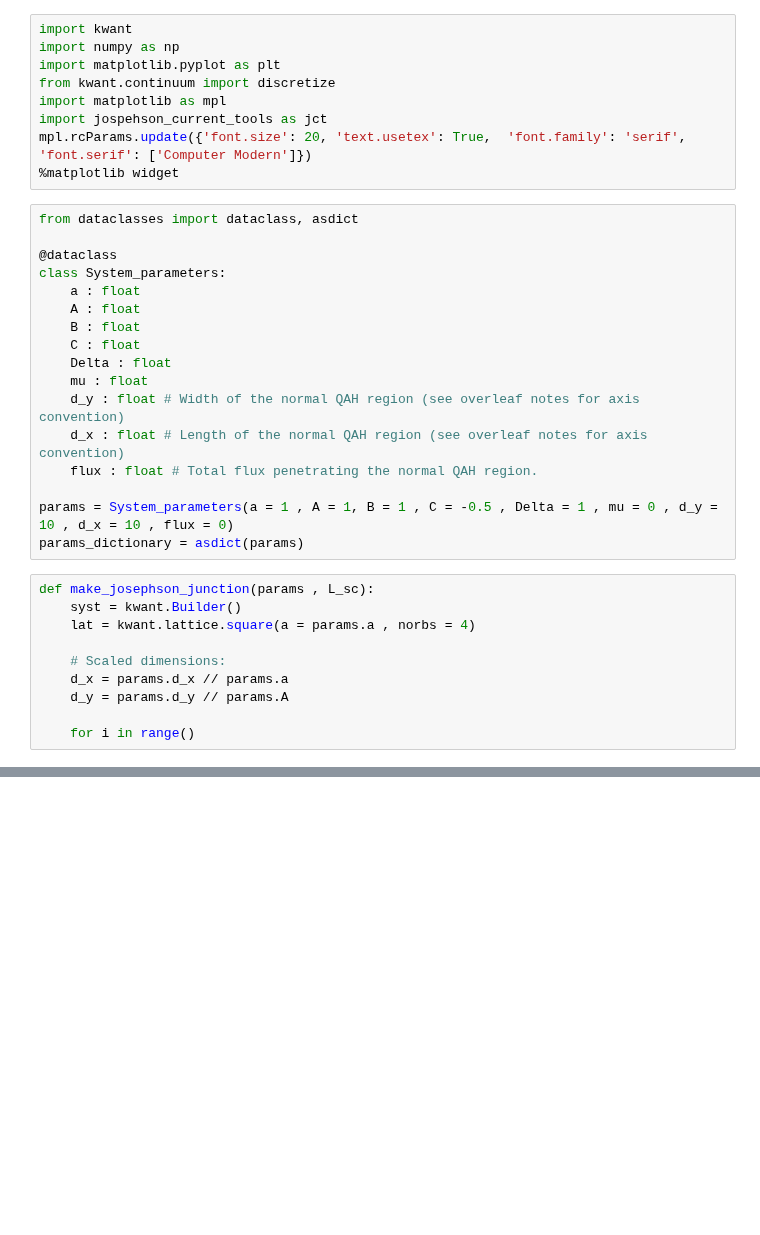
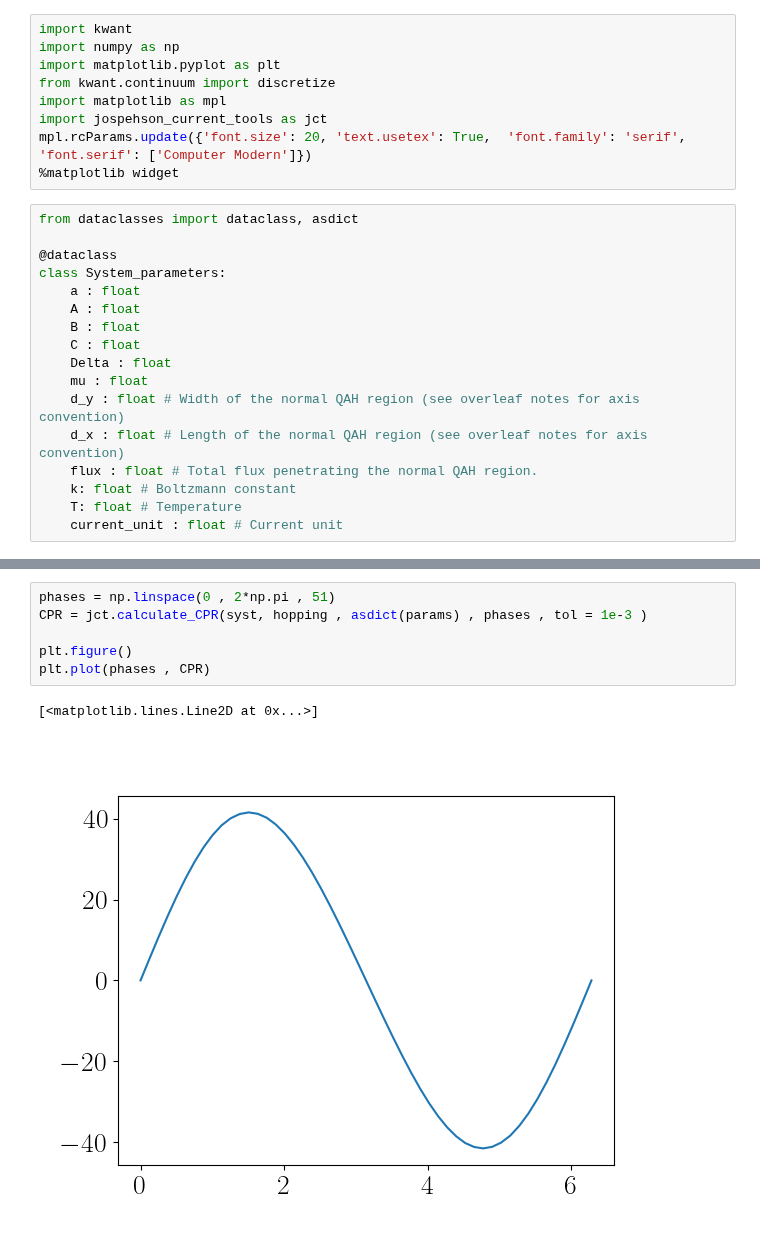
Before and after one commit to krishtoffel99/Josephson-Investigations-Old, a Jupyter notebook: Josephson effect and Supercurrents/TopologicalJosephsonJunction/Junction_QHZ_model.ipynb, the cells around one changed output, grey strips where cells are left out. Drawn from its saved outputs; the diff is of its cells as text; blank space fills up the shorter version.

```diff
--- a/Josephson effect and Supercurrents/TopologicalJosephsonJunction/Junction_QHZ_model.ipynb
+++ b/Josephson effect and Supercurrents/TopologicalJosephsonJunction/Junction_QHZ_model.ipynb
@@ -21,16 +21,6 @@ class System_parameters:
     d_y : float # Width of the normal QAH region (see overleaf notes for axis convention)
     d_x : float # Length of the normal QAH region (see overleaf notes for axis convention)
     flux : float # Total flux penetrating the normal QAH region.
-
-params = System_parameters(a = 1 , A = 1, B = 1 , C = -0.5 , Delta = 1 , mu = 0 , d_y = 10 , d_x = 10 , flux = 0)
-params_dictionary = asdict(params)
+    k: float # Boltzmann constant
+    T: float # Temperature
+    current_unit : float # Current unit
-# %%
-def make_josephson_junction(params , L_sc):
-    syst = kwant.Builder()
-    lat = kwant.lattice.square(a = params.a , norbs = 4)
-
-    # Scaled dimensions:
-    d_x = params.d_x // params.a
-    d_y = params.d_y // params.A
-
-    for i in range()
@@ -46,0 +67,9 @@ def make_josephson_junction(params , L_sc):
+# %%
+phases = np.linspace(0 , 2*np.pi , 51)
+CPR = jct.calculate_CPR(syst, hopping , asdict(params) , phases , tol = 1e-3 )
+
+plt.figure()
+plt.plot(phases , CPR)
+# %% [output]
+[<matplotlib.lines.Line2D at 0x...>]
+[figure, added]
```
Also changed, not shown: parts of 4 cells of this notebook, 1 other file.
